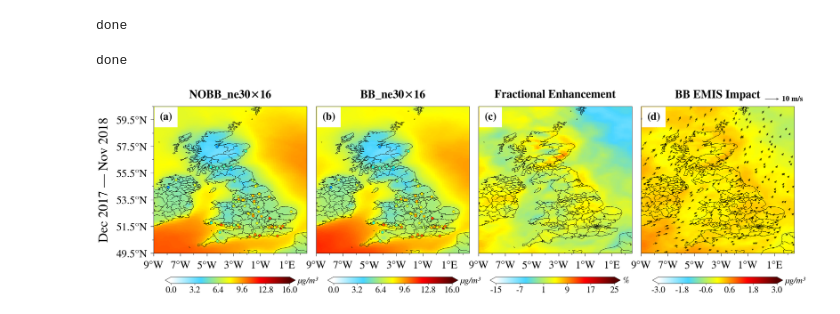
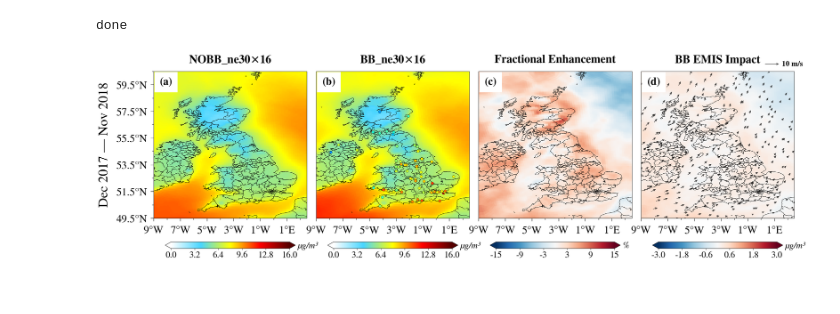
Before and after one commit to envdes/code_UK_MUSICA_Y2018, a Jupyter notebook: 3_supplimentary_information/3.5_BBvsNOBB_PM2.5_O3_with_AURN/BBvsNOBB_PM2.5_with_AURN.ipynb, the cells around one changed output. Saved outputs shown, nothing was run; the diff lists cells and outputs as text; code cells hidden in the pictures.

```diff
--- a/3_supplimentary_information/3.5_BBvsNOBB_PM2.5_O3_with_AURN/BBvsNOBB_PM2.5_with_AURN.ipynb
+++ b/3_supplimentary_information/3.5_BBvsNOBB_PM2.5_O3_with_AURN/BBvsNOBB_PM2.5_with_AURN.ipynb
@@ -96,15 +96,15 @@ pm25_data_diff = pm25_data_BB - pm25_data_NOBB
 plot_settings = [
     (pm25_data_NOBB, r'NOBB_ne30$\times$16', 0, 16, 'µg/m³'),
     (pm25_data_BB, r'BB_ne30$\times$16', 0, 16, 'µg/m³'),
-    (pm25_data_rel, 'Fractional Enhancement', -15, 25, '%'),
+    (pm25_data_rel, 'Fractional Enhancement', -15, 15, '%'),
     (pm25_data_diff, 'BB EMIS Impact', -3, 3, 'µg/m³')
 ]
 
 with nc.Dataset(scrip_filename) as f:
     lon_scrip = f.variables['grid_center_lon'][:]
     lat_scrip = f.variables['grid_center_lat'][:]
-u = average_data_BB['U'].isel(lev=-1).values
-v = average_data_BB['V'].isel(lev=-1).values
+u = average_data_BB['U'].isel(lev=-1).values  # (ncol,)
+v = average_data_BB['V'].isel(lev=-1).values  # (ncol,)
 
 step = 60
 lon_plot = lon_scrip[::step]
@@ -138,14 +138,18 @@ for i, (data, title, vmin, vmax, unit) in enumerate(plot_settings):
         lonlat_line=False,
         shrink=0.85,
         pad=0.112,
+
+        extend='both' if i == 2 or i == 3 else 'both',
+        cmap=plt.colormaps['RdBu_r'] if i == 2 or i == 3 else None,
+
         unit_offset=[0.05, 0],
         ax=ax
-    )
+        )
     if hasattr(p, 'cb'):
         p.cb.ax.tick_params(labelsize=23)
         for txt in p.cb.ax.texts:
             txt.set_fontsize(23)
-    if i < 2:
+    if i == 1:
         cmap = plt.colormaps['jet']
         for j in range(np.size(latobs)):
             ax.plot(
@@ -170,7 +174,7 @@ for i, (data, title, vmin, vmax, unit) in enumerate(plot_settings):
     if i == 0:
         ax.set_ylabel(
                     "Dec 2017 — Nov 2018",
-                      fontsize=35, labelpad=15,
+                       fontsize=35, labelpad=15,
                     #   fontsize=40, labelpad=15, weight='bold'
                       )
         ax.yaxis.set_tick_params(labelleft=True, labelright=False)
@@ -196,32 +200,31 @@ for ax in axs.flat:
     ax.set_title(ax.get_title(), fontsize=30, weight='bold', pad=22)
 
 letters = ['(a)', '(b)', '(c)', '(d)']
 for i, ax in enumerate(axs.flat):
     ax.text(
             0.040, 0.96,
             letters[i], transform=ax.transAxes,
             fontsize=28, va='top',
             ha='left', weight='bold',
             bbox=dict(facecolor='white', edgecolor='none', boxstyle='square, pad=0.5',  alpha=1))
 
 def lon_formatter(x, pos=None):
     if x == 0:
         return "0°"
     elif x > 0:
         return f"{x:.0f}°E"
     else:
         return f"{abs(x):.0f}°W"
 def lat_formatter(y, pos=None):
     if y == 0:
         return "0°"
     elif y > 0:
         return f"{y:.1f}°N"
     else:
         return f"{abs(y):.1f}°S"
 
 for _ax in axs.flat:
     _ax.xaxis.set_major_formatter(FuncFormatter(lon_formatter))
     _ax.yaxis.set_major_formatter(FuncFormatter(lat_formatter))
 # %% [output]
-done
-[figure, old version]
+[figure, new version]
```
Also changed, not shown: 6 other files.
